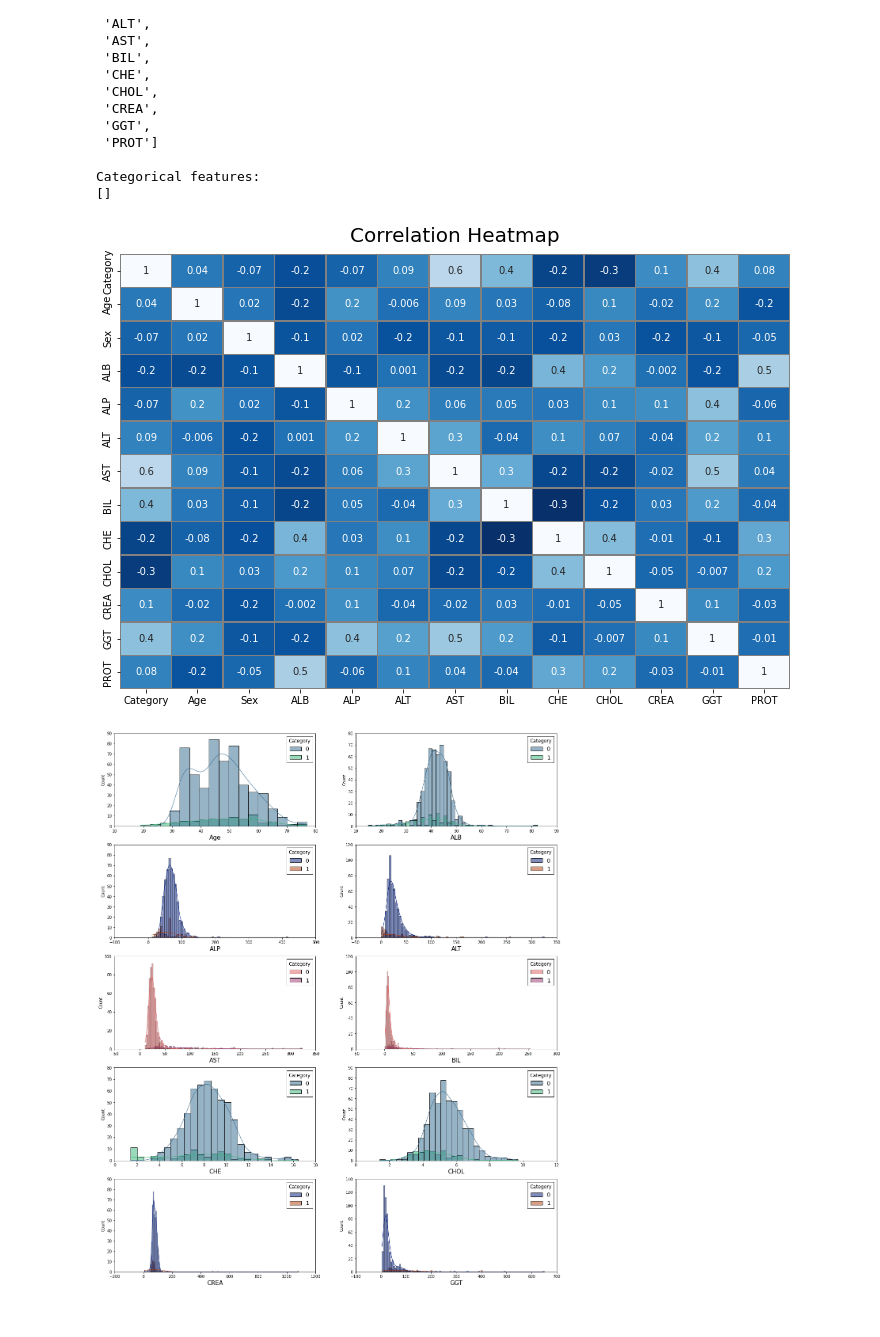
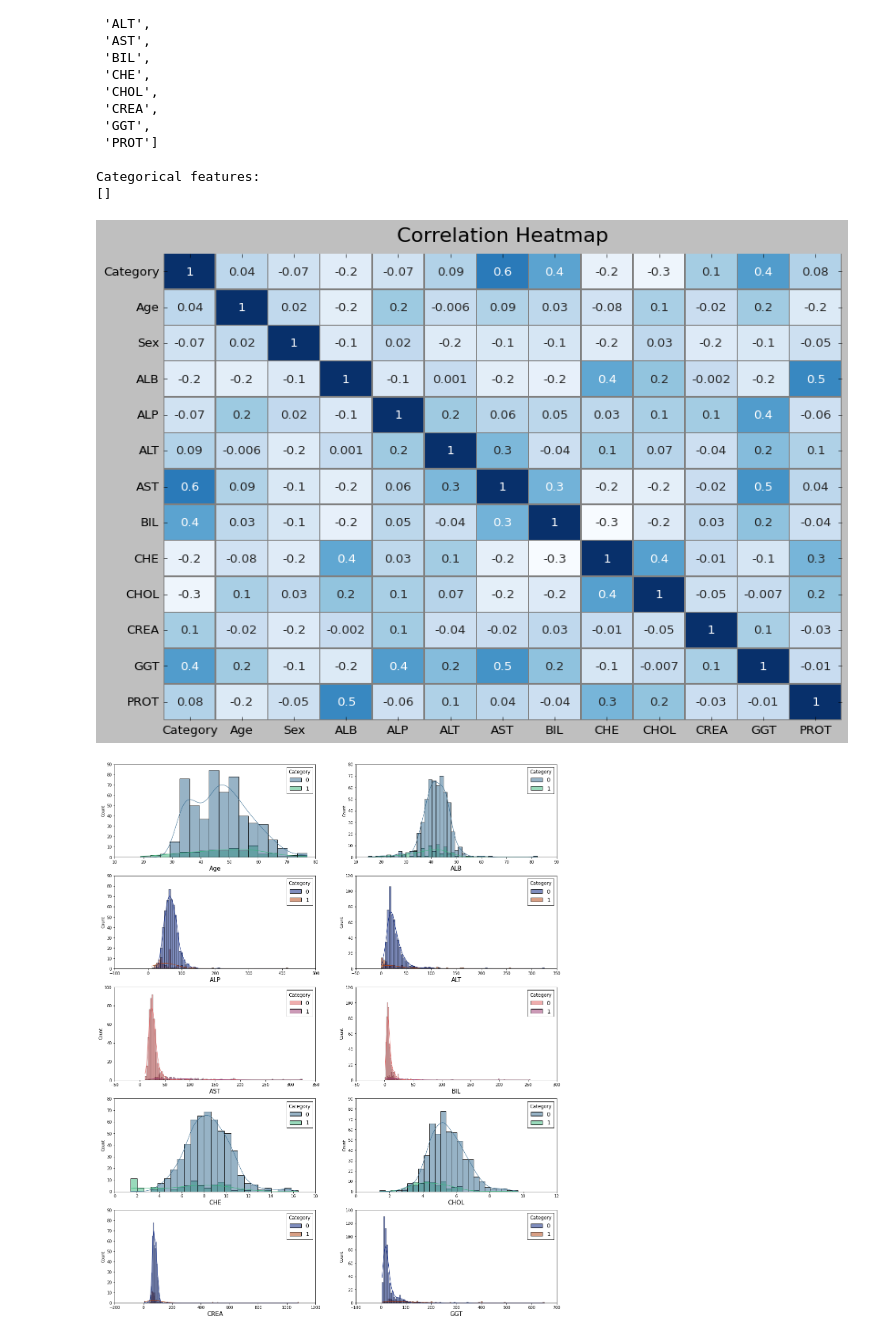
Before and after one commit to NabilahSharfina/Hepatitis-C-Disease, a Jupyter notebook: Hepatitis_C_Disease_FIX.ipynb, the cells around one changed output. Cells and saved outputs as stored; diff of their text form; code cells hidden in the pictures.

```diff
--- a/Hepatitis_C_Disease_FIX.ipynb
+++ b/Hepatitis_C_Disease_FIX.ipynb
@@ -271,10 +271,10 @@ Categorical features:
 # %%
 # Having a look at the correlation matrix
 fig, ax = plt.subplots(figsize=(12, 8))
-heatmap = sns.heatmap(df.corr(), annot=True, fmt='.1g', cmap="Blues_r", cbar=False, linewidths=0.5, linecolor='grey')
+heatmap = sns.heatmap(df.corr(), annot=True, fmt='.1g', cmap=plt.cm.Blues, cbar=False, linewidths=0.5, linecolor='grey')
 heatmap.set_title('Correlation Heatmap', fontdict={'fontsize':20}, pad=12);
 # %% [output]
-[figure, old version]
+[figure, new version]
 # %%
 fig, ax =plt.subplots(5,2, figsize=(20,25))
 plt.style.use("classic")
```
